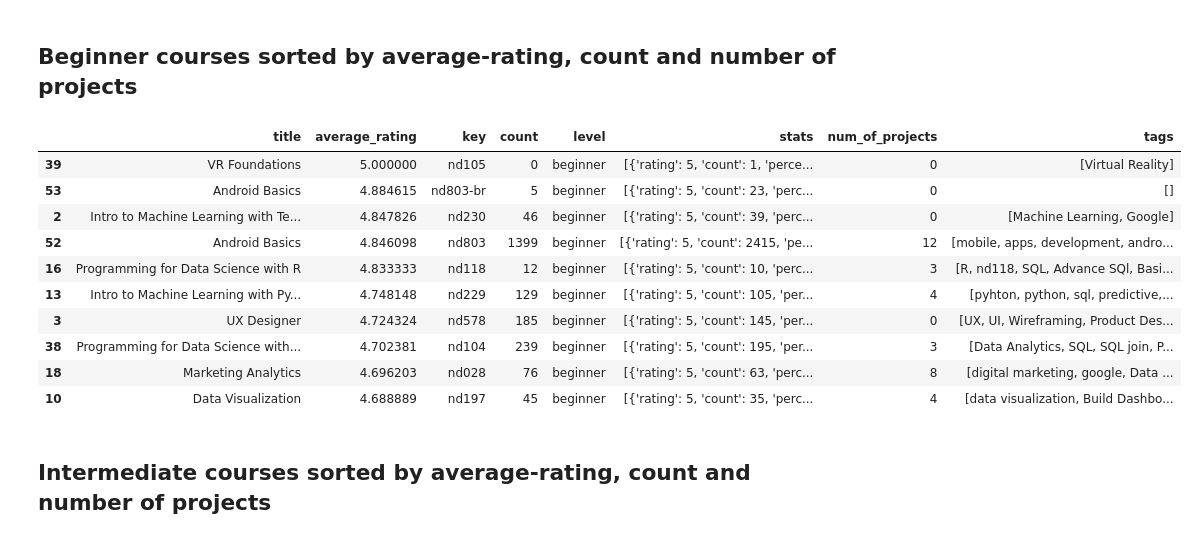
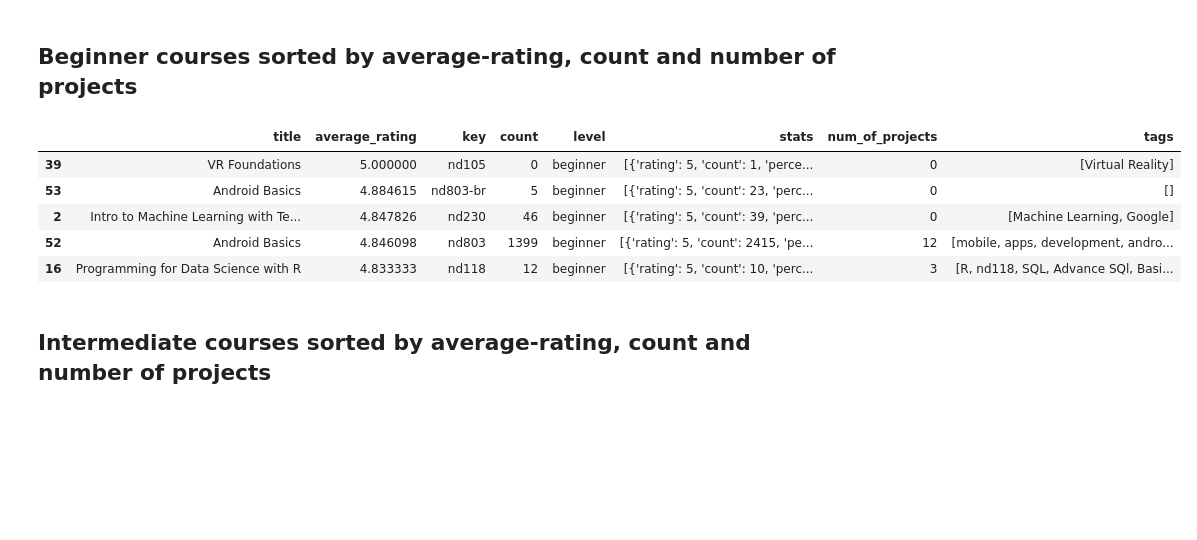
Before and after one commit to denistsoi/udacity-reviews, a Jupyter notebook: analyzing-data.ipynb, the cells around one changed output. Cells and saved outputs as stored; diff of their text form; code cells hidden in the pictures; blank space fills up the shorter version.

Commit message:
ADD: analysing data, with summaryl

```diff
--- a/analyzing-data.ipynb
+++ b/analyzing-data.ipynb
@@ -136,19 +136,14 @@ sorted_df.head()
 ## Beginner courses sorted by average-rating, count and number of projects
 # %%
 beginner_df = sorted_df[sorted_df["level"] == "beginner"]
-beginner_df.head(10)
+beginner_df.head(5)
 # %% [output]
 |  | title | average_rating | key | count | level | stats | num_of_projects | tags |
 | 39 | VR Foundations | 5.000000 | nd105 | 0 | beginner | [{'rating': 5, 'count': 1, 'perce... | 0 | [Virtual Reality] |
 | 53 | Android Basics | 4.884615 | nd803-br | 5 | beginner | [{'rating': 5, 'count': 23, 'perc... | 0 | [] |
 | 2 | Intro to Machine Learning with Te... | 4.847826 | nd230 | 46 | beginner | [{'rating': 5, 'count': 39, 'perc... | 0 | [Machine Learning, Google] |
 | 52 | Android Basics | 4.846098 | nd803 | 1399 | beginner | [{'rating': 5, 'count': 2415, 'pe... | 12 | [mobile, apps, development, andro... |
 | 16 | Programming for Data Science with R | 4.833333 | nd118 | 12 | beginner | [{'rating': 5, 'count': 10, 'perc... | 3 | [R, nd118, SQL, Advance SQl, Basi... |
-| 13 | Intro to Machine Learning with Py... | 4.748148 | nd229 | 129 | beginner | [{'rating': 5, 'count': 105, 'per... | 4 | [pyhton, python, sql, predictive,... |
-| 3 | UX Designer | 4.724324 | nd578 | 185 | beginner | [{'rating': 5, 'count': 145, 'per... | 0 | [UX, UI, Wireframing, Product Des... |
-| 38 | Programming for Data Science with... | 4.702381 | nd104 | 239 | beginner | [{'rating': 5, 'count': 195, 'per... | 3 | [Data Analytics, SQL, SQL join, P... |
-| 18 | Marketing Analytics | 4.696203 | nd028 | 76 | beginner | [{'rating': 5, 'count': 63, 'perc... | 8 | [digital marketing, google, Data ... |
-| 10 | Data Visualization | 4.688889 | nd197 | 45 | beginner | [{'rating': 5, 'count': 35, 'perc... | 4 | [data visualization, Build Dashbo... |
 # %% [markdown]
 ## Intermediate courses sorted by average-rating, count and number of projects
 # %%
```
Also changed, not shown: parts of 21 cells of this notebook.
